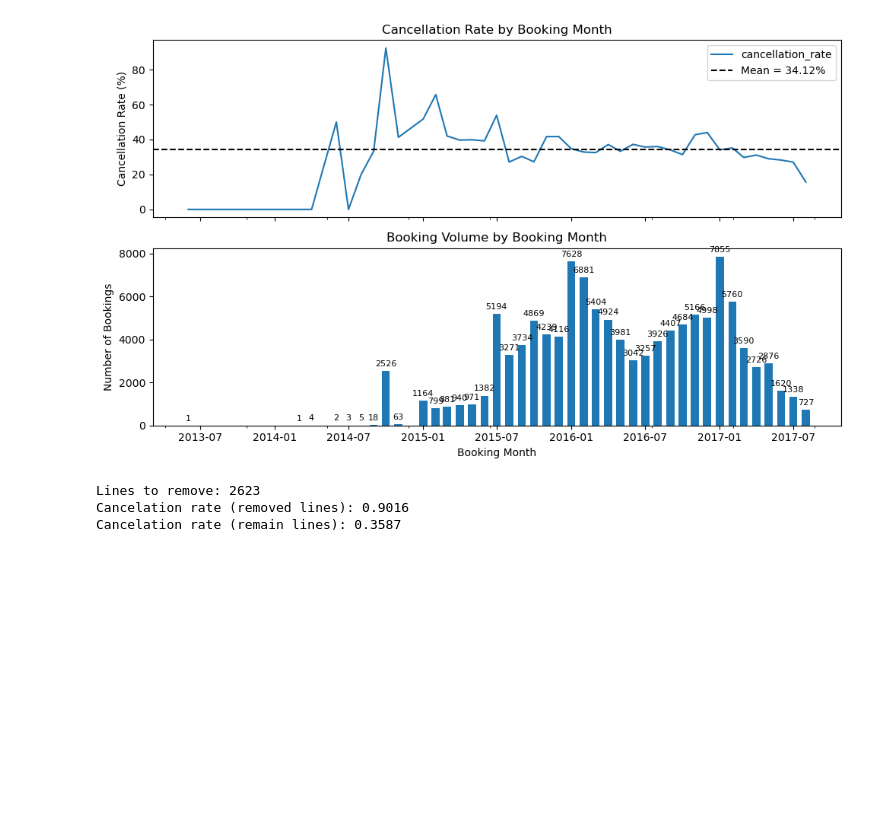
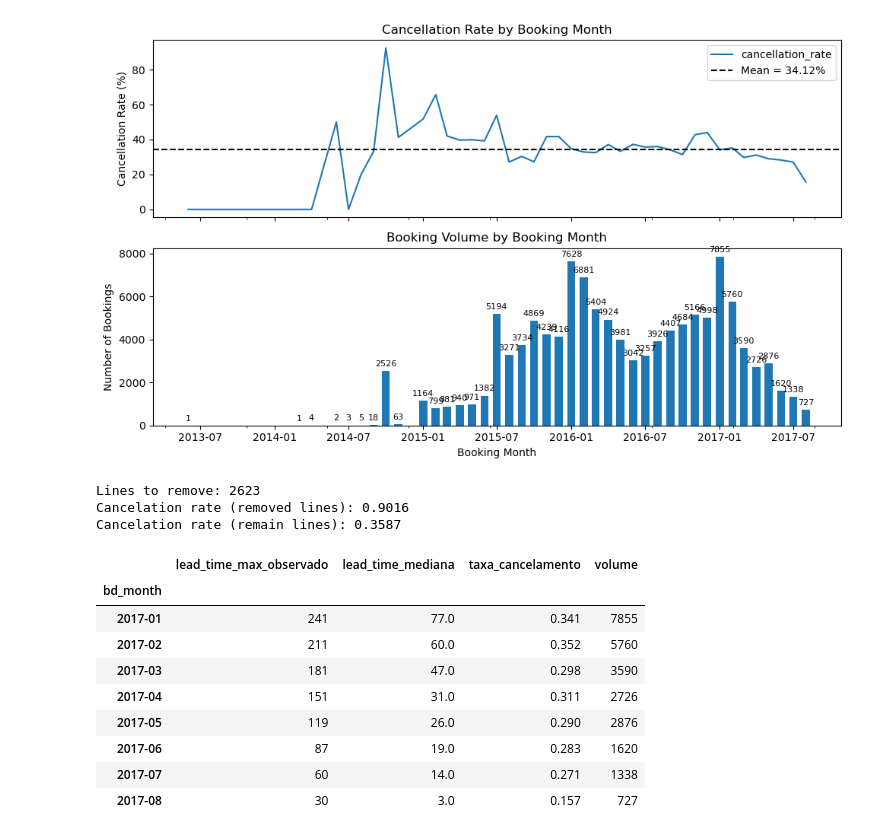
Before and after one commit to bruno-lima98/portfolio-hotel-cancellation-prediction, a Jupyter notebook: main.ipynb, the cells around one changed output. Saved outputs shown, nothing was run; the diff lists cells and outputs as text; code cells hidden in the pictures; blank space fills up the shorter version.

```diff
--- a/main.ipynb
+++ b/main.ipynb
@@ -428,3 +424,31 @@ print(f"Cancelation rate (remain lines): {df[~mask]["is_canceled"].mean():.4f}")
 Lines to remove: 2623
 Cancelation rate (removed lines): 0.9016
 Cancelation rate (remain lines): 0.3587
+# %%
+last_arrival = df["arrival_date"].max()
+
+df["bd_month"] = df["booking_date"].dt.to_period("M")
+
+recent = (
+    df[df["bd_month"] >= "2017-01"].groupby("bd_month")
+                                   .agg(
+                                       lead_time_max_observado=("lead_time", "max"),
+                                       lead_time_mediana=("lead_time", "median"),
+                                       taxa_cancelamento=("is_canceled", "mean"),
+                                       volume=("is_canceled", "size")
+                                       )
+                                    .round(3)
+    )
+
+recent
+# %% [output]
+|  | lead_time_max_observado | lead_time_mediana | taxa_cancelamento | volume |
+| bd_month |  |  |  |  |
+| 2017-01 | 241 | 77.0 | 0.341 | 7855 |
+| 2017-02 | 211 | 60.0 | 0.352 | 5760 |
+| 2017-03 | 181 | 47.0 | 0.298 | 3590 |
+| 2017-04 | 151 | 31.0 | 0.311 | 2726 |
+| 2017-05 | 119 | 26.0 | 0.290 | 2876 |
+| 2017-06 | 87 | 19.0 | 0.283 | 1620 |
+| 2017-07 | 60 | 14.0 | 0.271 | 1338 |
+| 2017-08 | 30 | 3.0 | 0.157 | 727 |
```
Also changed, not shown: parts of 7 cells of this notebook, 4 other files.
